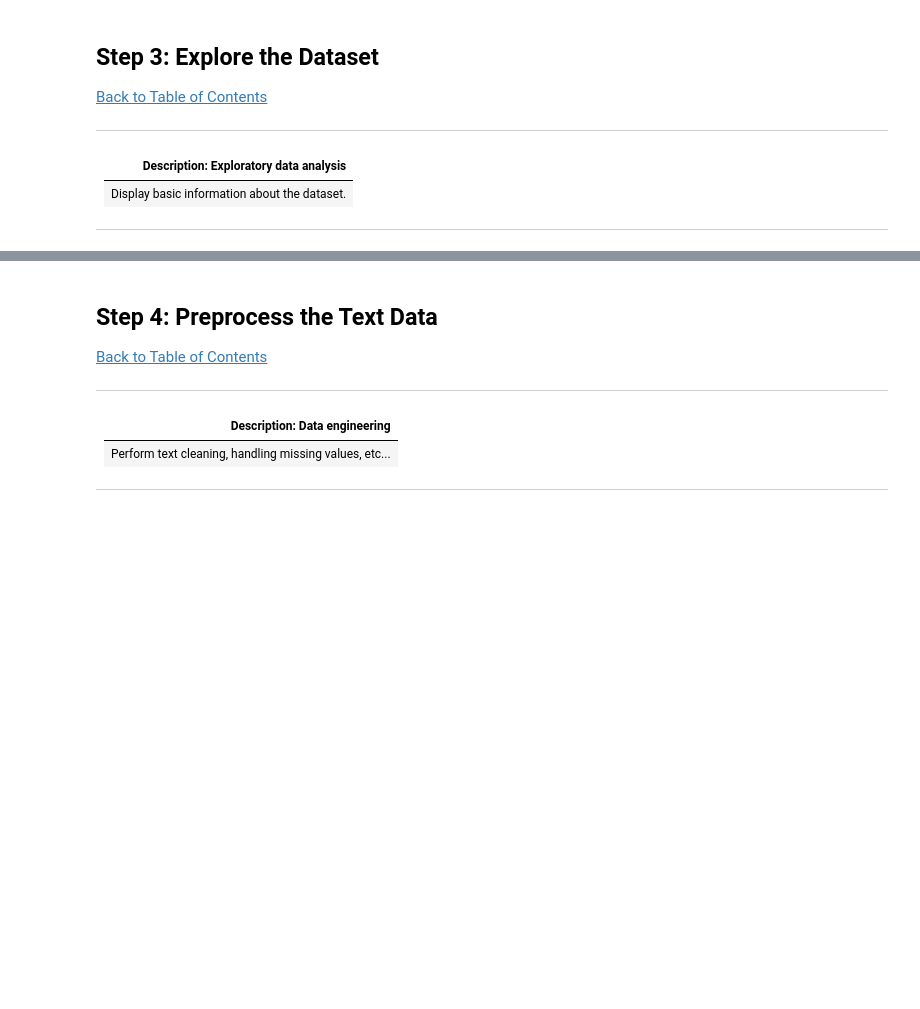
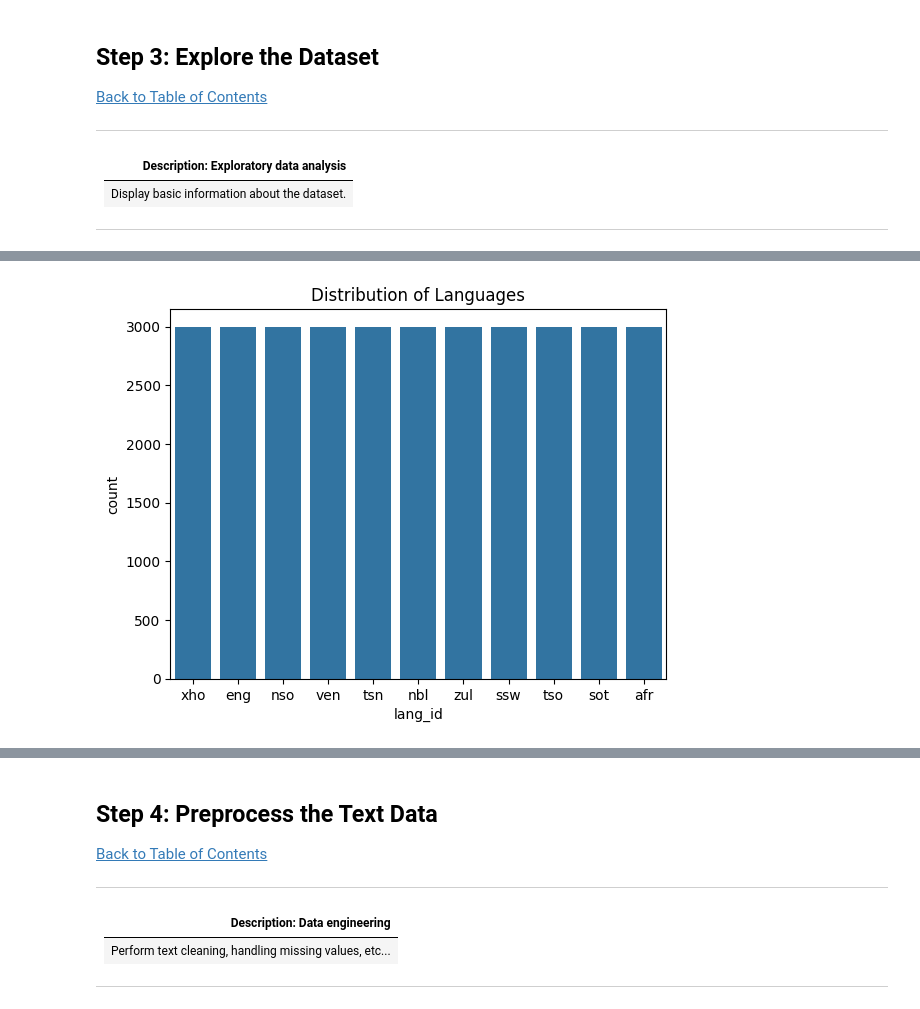
Before and after one commit to MashakoJustice/South_African_Languege_Classification, a Jupyter notebook: starter-notebook Classification..ipynb, the cells around one changed output, grey strips where cells are left out. Saved outputs shown, nothing was run; the diff lists cells and outputs as text; code cells hidden in the pictures; blank space fills up the shorter version.

```diff
--- a/starter-notebook Classification..ipynb
+++ b/starter-notebook Classification..ipynb
@@ -99,7 +100,7 @@ from imblearn.under_sampling import RandomUnderSampler
 ---
 # %%
 # Load training data
-train_df = pd.read_csv("train_set")
+train_data = pd.read_csv("https://raw.githubusercontent.com/MashakoJustice/South_African_Languege_Classification/main/train_set.csv")
 
 # Load test data without labels
-test_df = pd.read_csv("test_set")
+test_data = pd.read_csv("https://raw.githubusercontent.com/MashakoJustice/South_African_Languege_Classification/main/test_set.csv")
@@ -120,0 +188,7 @@ FileNotFoundError: [Errno 2] No such file or directory: 'train_set'
+# %%
+
+sns.countplot(x='lang_id', data=train_data)
+plt.title('Distribution of Languages')
+plt.show()
+# %% [output]
+[figure, added]
```
Also changed, not shown: parts of 24 cells of this notebook, 7 other files.
